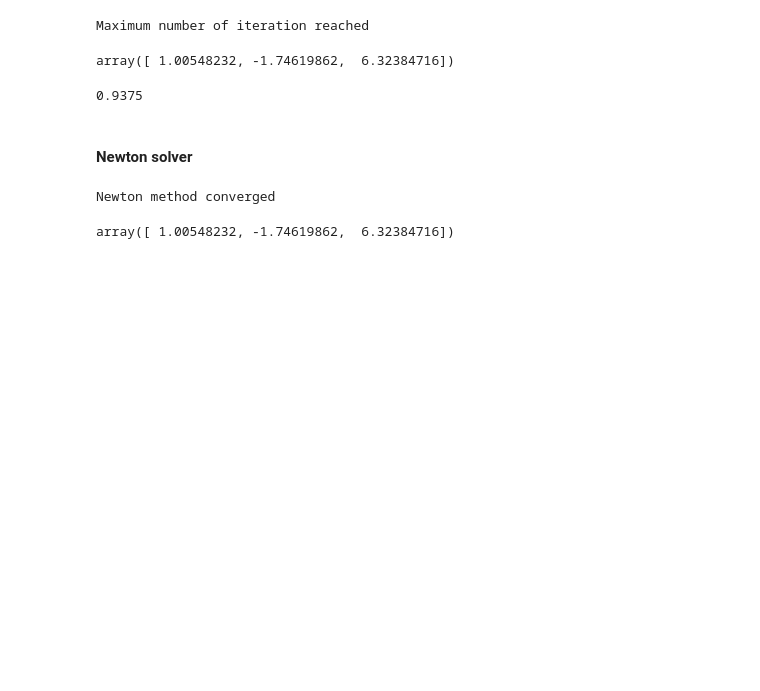
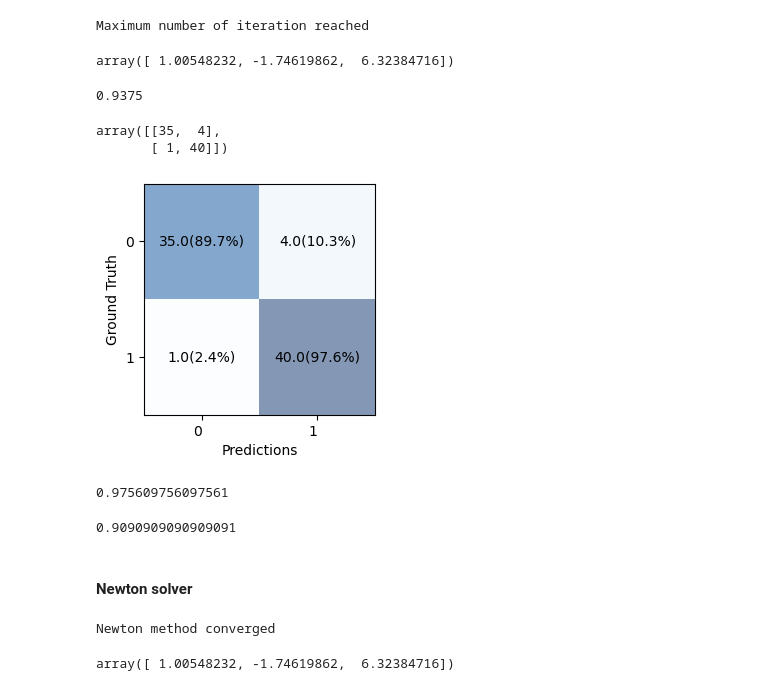
Before and after one commit to nafrasia/ML_from_scratch, a Jupyter notebook: examples/Logistic_Regression/Logistic_Regression_example.ipynb, the cells around one changed output. Drawn from its saved outputs; the diff is of its cells as text; code cells hidden in the pictures; blank space fills up the shorter version.

Commit message:
Logistic Regression example updated with metrics tests

```diff
--- a/examples/Logistic_Regression/Logistic_Regression_example.ipynb
+++ b/examples/Logistic_Regression/Logistic_Regression_example.ipynb
@@ -58,5 +62,19 @@ np.sum(y_pred==y_test)/len(y_test)
 # %% [output]
 0.9375
+# %%
+confusion_matrix(y_test, y_pred, visualize=True)
+# %% [output]
+array([[35,  4],
+       [ 1, 40]])
+[figure, added]
+# %%
+recall(y_test, y_pred)
+# %% [output]
+0.975609756097561
+# %%
+precision(y_test, y_pred)
+# %% [output]
+0.9090909090909091
 # %% [markdown]
 #### Newton solver
 # %%
```
Also changed, not shown: parts of 8 cells of this notebook.
